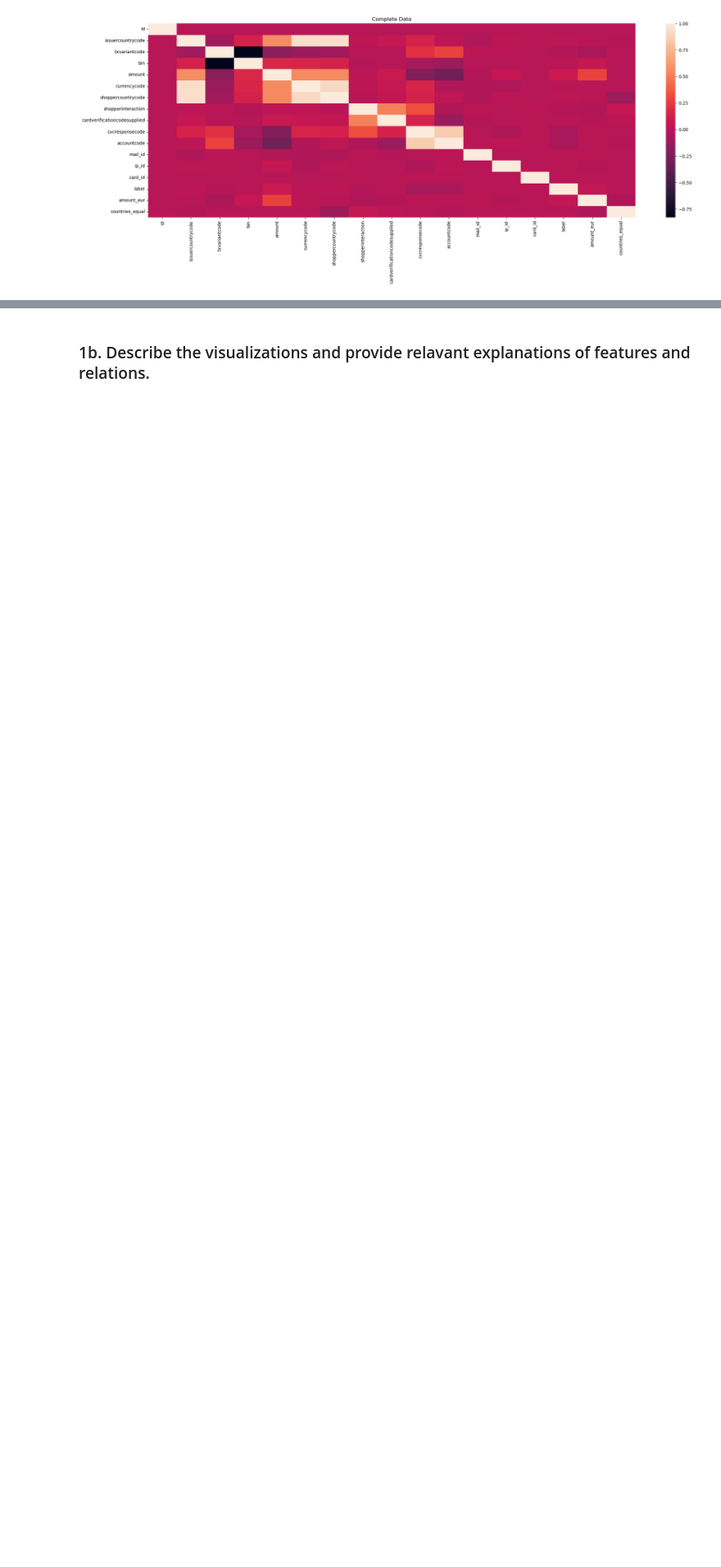
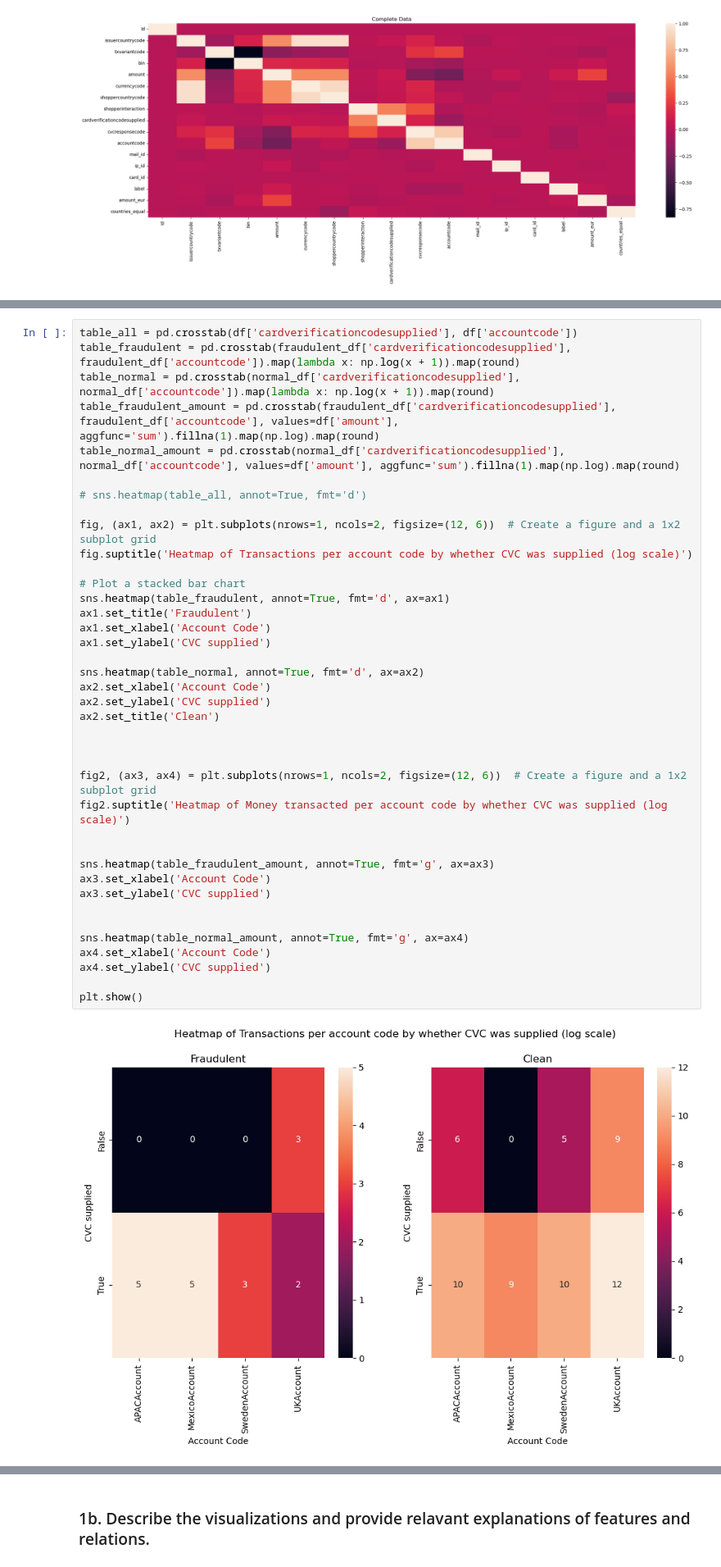
Before and after one commit to amar-mesic/cyber-data, a Jupyter notebook: lab-1/Lab1.ipynb, the cells around one changed output, grey strips where cells are left out. Shown at 82% size. Drawn from its saved outputs; the diff is of its cells as text; blank space fills up the shorter version.

Commit message:
add visualization #2

```diff
--- a/lab-1/Lab1.ipynb
+++ b/lab-1/Lab1.ipynb
@@ -284,0 +260,41 @@ Name: count, dtype: int64
+# %%
+table_all = pd.crosstab(df['cardverificationcodesupplied'], df['accountcode'])
+table_fraudulent = pd.crosstab(fraudulent_df['cardverificationcodesupplied'], fraudulent_df['accountcode']).map(lambda x: np.log(x + 1)).map(round)
+table_normal = pd.crosstab(normal_df['cardverificationcodesupplied'], normal_df['accountcode']).map(lambda x: np.log(x + 1)).map(round)
+table_fraudulent_amount = pd.crosstab(fraudulent_df['cardverificationcodesupplied'], fraudulent_df['accountcode'], values=df['amount'], aggfunc='sum').fillna(1).map(np.log).map(round)
+table_normal_amount = pd.crosstab(normal_df['cardverificationcodesupplied'], normal_df['accountcode'], values=df['amount'], aggfunc='sum').fillna(1).map(np.log).map(round)
+
+# sns.heatmap(table_all, annot=True, fmt='d')
+
+fig, (ax1, ax2) = plt.subplots(nrows=1, ncols=2, figsize=(12, 6))  # Create a figure and a 1x2 subplot grid
+fig.suptitle('Heatmap of Transactions per account code by whether CVC was supplied (log scale)')
+
+# Plot a stacked bar chart
+sns.heatmap(table_fraudulent, annot=True, fmt='d', ax=ax1)
+ax1.set_title('Fraudulent')
+ax1.set_xlabel('Account Code')
+ax1.set_ylabel('CVC supplied')
+
+sns.heatmap(table_normal, annot=True, fmt='d', ax=ax2)
+ax2.set_xlabel('Account Code')
+ax2.set_ylabel('CVC supplied')
+ax2.set_title('Clean')
+
+
+
+fig2, (ax3, ax4) = plt.subplots(nrows=1, ncols=2, figsize=(12, 6))  # Create a figure and a 1x2 subplot grid
+fig2.suptitle('Heatmap of Money transacted per account code by whether CVC was supplied (log scale)')
+
+
+sns.heatmap(table_fraudulent_amount, annot=True, fmt='g', ax=ax3)
+ax3.set_xlabel('Account Code')
+ax3.set_ylabel('CVC supplied')
+
+
+sns.heatmap(table_normal_amount, annot=True, fmt='g', ax=ax4)
+ax4.set_xlabel('Account Code')
+ax4.set_ylabel('CVC supplied')
+
+plt.show()
+# %% [output]
+[figure, added]
```
Also changed, not shown: parts of 3 cells of this notebook.
